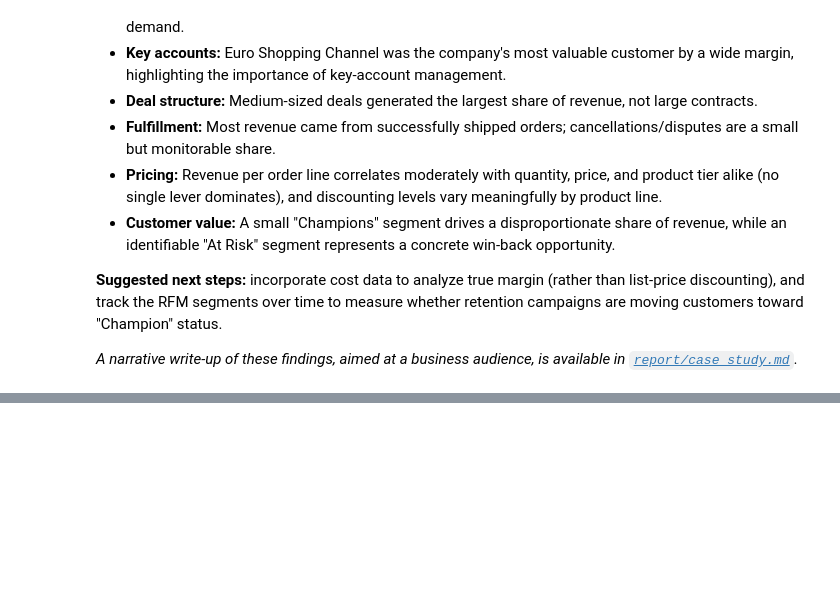
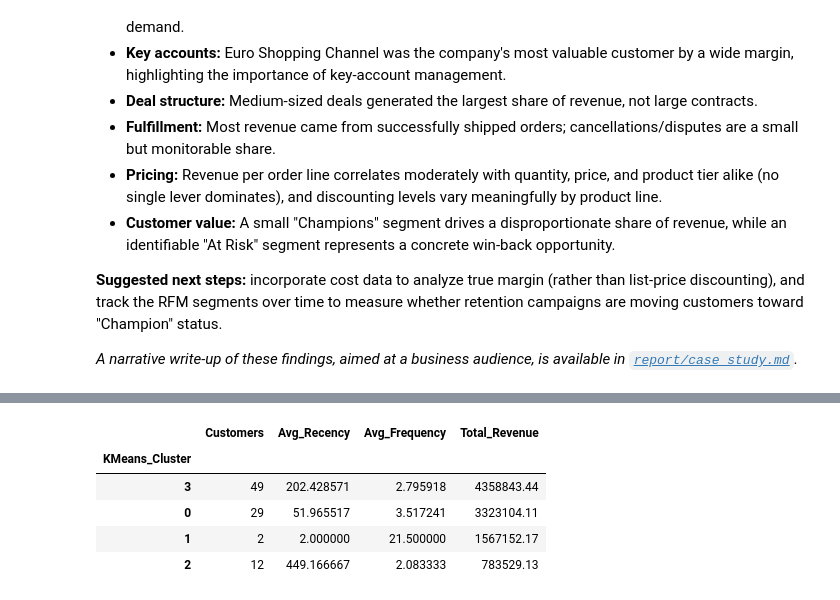
Before and after one commit to MasoudKamali7/sales-analysis, a Jupyter notebook: notebooks/sales_analysis.ipynb, the cells around one changed output, grey strips where cells are left out. Saved outputs shown, nothing was run; the diff lists cells and outputs as text; code cells hidden in the pictures; blank space fills up the shorter version.

```diff
--- a/notebooks/sales_analysis.ipynb
+++ b/notebooks/sales_analysis.ipynb
@@ -585,0 +634,24 @@ A small group of **Champions** (customers who order frequently, recently, and in
+# %%
+# k=4 gives us a similar number of segments to the quartile-based approach (5),
+# making the two methods easy to compare, and lines up with where the elbow curve above flattens out
+kmeans = KMeans(n_clusters=4, random_state=42, n_init=10)
+rfm["KMeans_Cluster"] = kmeans.fit_predict(rfm_scaled)
+
+cluster_summary = (
+    rfm.groupby("KMeans_Cluster")
+       .agg(
+           Customers=("Monetary", "count"),
+           Avg_Recency=("Recency", "mean"),
+           Avg_Frequency=("Frequency", "mean"),
+           Total_Revenue=("Monetary", "sum"),
+       )
+       .sort_values("Total_Revenue", ascending=False)
+)
+cluster_summary
+# %% [output]
+|  | Customers | Avg_Recency | Avg_Frequency | Total_Revenue |
+| KMeans_Cluster |  |  |  |  |
+| 3 | 49 | 202.428571 | 2.795918 | 4358843.44 |
+| 0 | 29 | 51.965517 | 3.517241 | 3323104.11 |
+| 1 | 2 | 2.000000 | 21.500000 | 1567152.17 |
+| 2 | 12 | 449.166667 | 2.083333 | 783529.13 |
```
Also changed, not shown: parts of 6 cells of this notebook, 5 other files.
